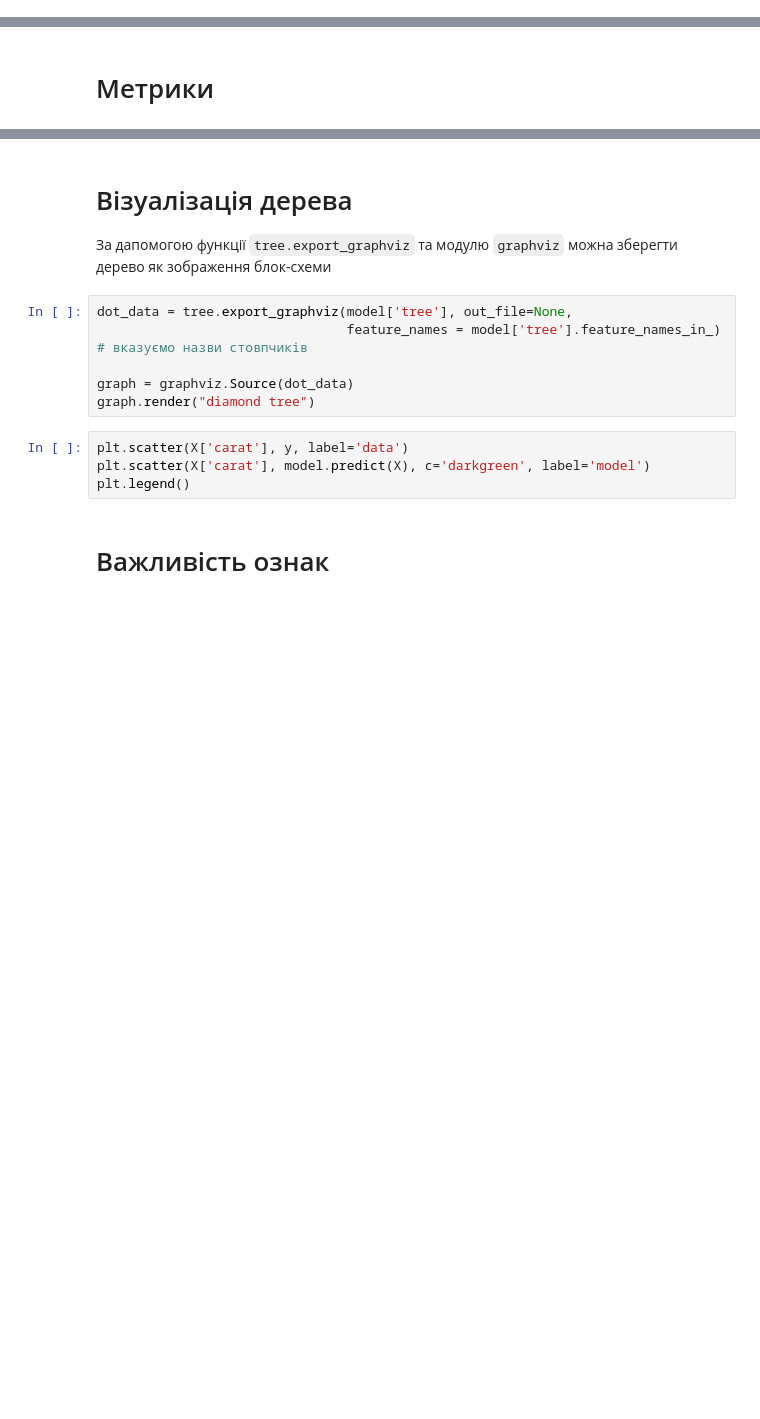
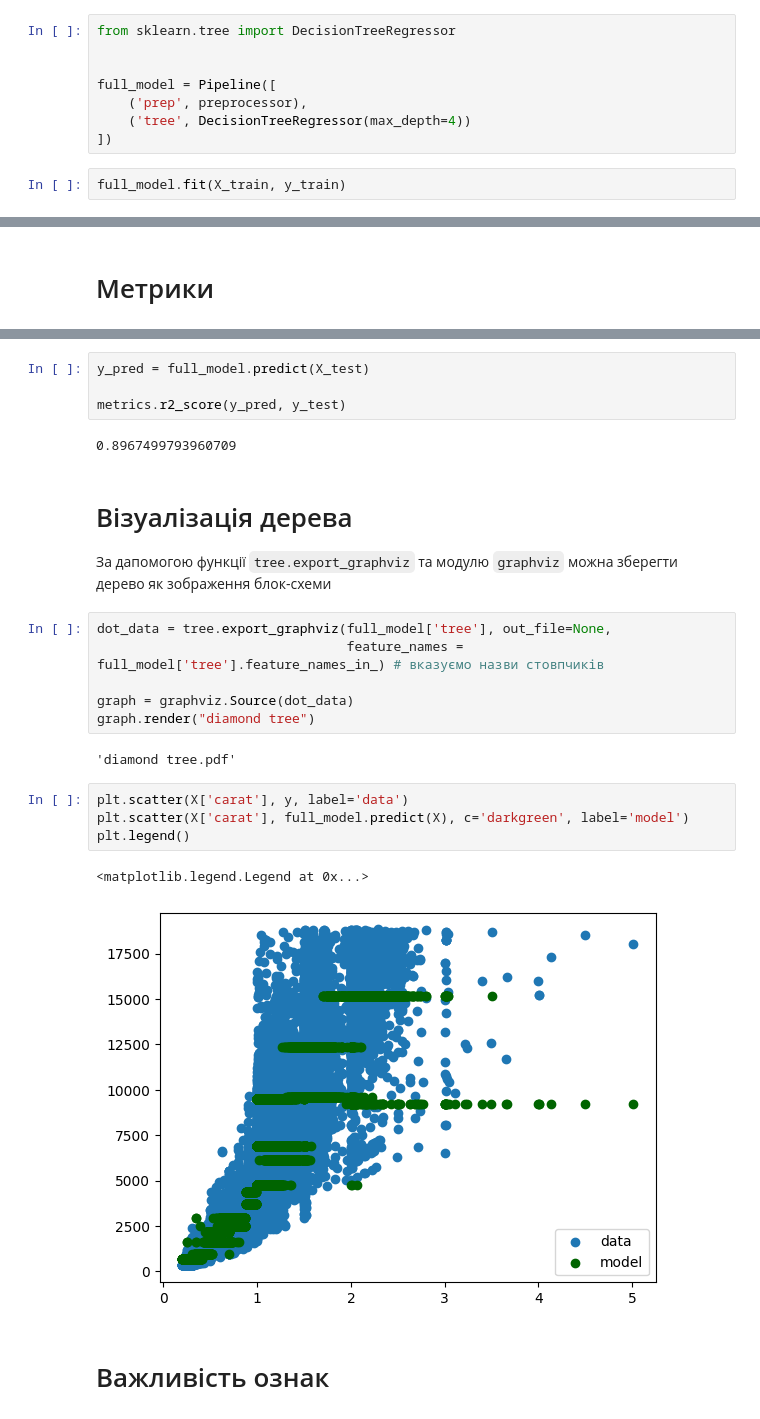
Before and after one commit to HalyshAnton/Python-AI, a Jupyter notebook: decision_tree.ipynb, the cells around one changed output, grey strips where cells are left out. Drawn from its saved outputs; the diff is of its cells as text; blank space fills up the shorter version.

```diff
--- a/decision_tree.ipynb
+++ b/decision_tree.ipynb
@@ -283,3 +283,13 @@ X_train
 43140 rows × 9 columns
 # %% [markdown]
 ## Остаточна модель
+# %%
+from sklearn.tree import DecisionTreeRegressor
+
+
+full_model = Pipeline([
+    ('prep', preprocessor),
+    ('tree', DecisionTreeRegressor(max_depth=4))
+])
+# %%
+full_model.fit(X_train, y_train)
@@ -288,16 +313,27 @@ X_train
+# %%
+y_pred = full_model.predict(X_test)
+
+metrics.r2_score(y_pred, y_test)
+# %% [output]
+0.8967499793960709
 # %% [markdown]
 # Візуалізація дерева
 За дапомогою функції `tree.export_graphviz` та модулю `graphviz` можна зберегти дерево як зображення блок-схеми
 # %%
-dot_data = tree.export_graphviz(model['tree'], out_file=None,
-                                feature_names = model['tree'].feature_names_in_) # вказуємо назви стовпчиків
+dot_data = tree.export_graphviz(full_model['tree'], out_file=None,
+                                feature_names = full_model['tree'].feature_names_in_) # вказуємо назви стовпчиків
 
 graph = graphviz.Source(dot_data)
 graph.render("diamond tree")
+# %% [output]
+'diamond tree.pdf'
 # %%
 plt.scatter(X['carat'], y, label='data')
-plt.scatter(X['carat'], model.predict(X), c='darkgreen', label='model')
+plt.scatter(X['carat'], full_model.predict(X), c='darkgreen', label='model')
 plt.legend()
+# %% [output]
+<matplotlib.legend.Legend at 0x...>
+[figure, added]
 # %% [markdown]
 # Важливість ознак
 # %% [markdown]
```
Also changed, not shown: parts of 8 cells of this notebook.
